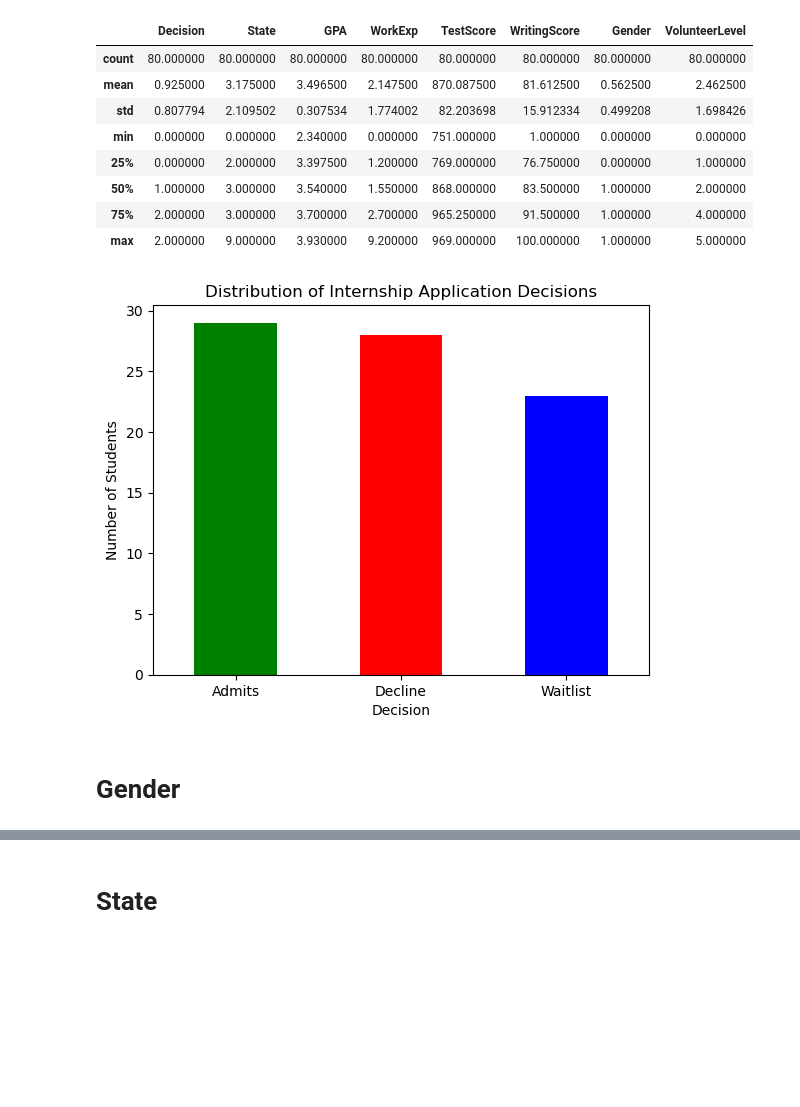
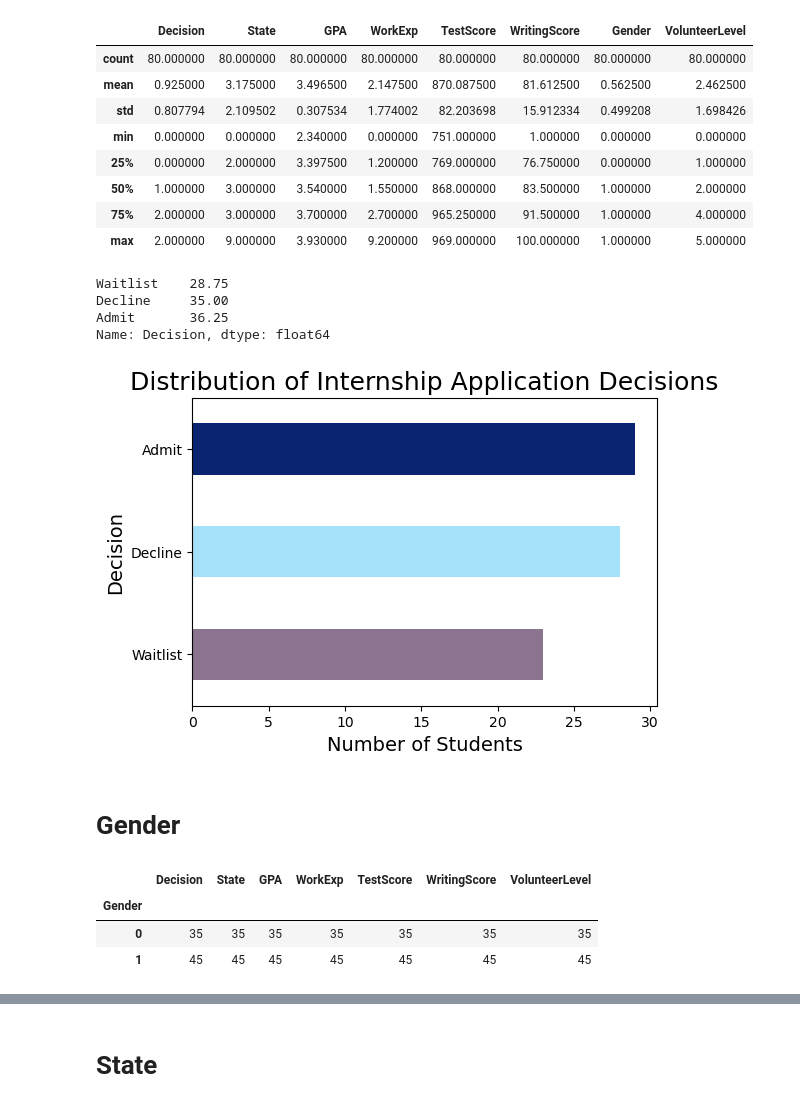
Before and after one commit to ad1589/dsan-5900.github.io, a Jupyter notebook: code/amelia_xgboost/xgboost.ipynb, the cells around one changed output, grey strips where cells are left out. Drawn from its saved outputs; the diff is of its cells as text; code cells hidden in the pictures; blank space fills up the shorter version.

```diff
--- a/code/amelia_xgboost/xgboost.ipynb
+++ b/code/amelia_xgboost/xgboost.ipynb
@@ -48,21 +48,36 @@ df.describe()
 | 50% | 1.000000 | 3.000000 | 3.540000 | 1.550000 | 868.000000 | 83.500000 | 1.000000 | 2.000000 |
 | 75% | 2.000000 | 3.000000 | 3.700000 | 2.700000 | 965.250000 | 91.500000 | 1.000000 | 4.000000 |
 | max | 2.000000 | 9.000000 | 3.930000 | 9.200000 | 969.000000 | 100.000000 | 1.000000 | 5.000000 |
-# %%
-decision_counts = df['Decision'].value_counts()
-
-decision_counts.plot(kind='bar', color=['green', 'red', 'blue'])
-plt.title('Distribution of Internship Application Decisions')
-plt.xlabel('Decision')
-plt.ylabel('Number of Students')
-plt.xticks(range(len(decision_counts.index)), decision_counts.index, rotation=0)
-plt.xticks([0, 1, 2], ['Admits', 'Decline', 'Waitlist'])
-
-plt.show()
-# %% [output]
-[figure, removed]
+# %%
+decision_counts = df['Decision'].value_counts()
+decision_counts_sorted = decision_counts.sort_values(ascending=True)
+decision_percentages = decision_counts / decision_counts.sum() * 100
+decision_percentages_sorted = decision_percentages.sort_values(ascending=True)
+print(decision_percentages_sorted)
+colors = ['#8B748F', '#A6E1FA', '#0A2472']
+
+plt.figure(figsize=(6, 4))
+decision_counts_sorted.plot(kind='barh', color=colors)
+plt.title('Distribution of Internship Application Decisions', fontsize=18)
+plt.ylabel('Decision',  fontsize=14)
+plt.xlabel('Number of Students', fontsize=14)
+
+plt.show()
+# %% [output]
+Waitlist    28.75
+Decline     35.00
+Admit       36.25
+Name: Decision, dtype: float64
+[figure, added]
 # %% [markdown]
 # Gender
+# %%
+df.groupby(['Gender']).count()
+# %% [output]
+|  | Decision | State | GPA | WorkExp | TestScore | WritingScore | VolunteerLevel |
+| Gender |  |  |  |  |  |  |  |
+| 0 | 35 | 35 | 35 | 35 | 35 | 35 | 35 |
+| 1 | 45 | 45 | 45 | 45 | 45 | 45 | 45 |
 # %%
 # contingency table of observed frequencies
 contingency_table_gen = pd.crosstab(df['Decision'], df['Gender'])
```
Also changed, not shown: parts of 13 cells of this notebook.
